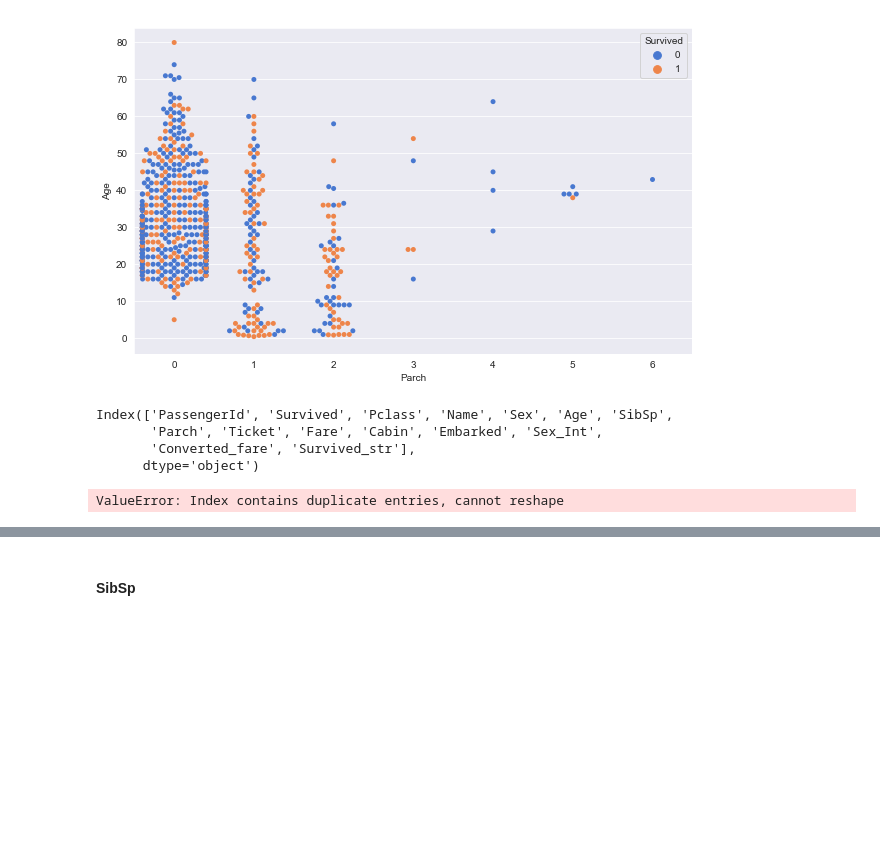
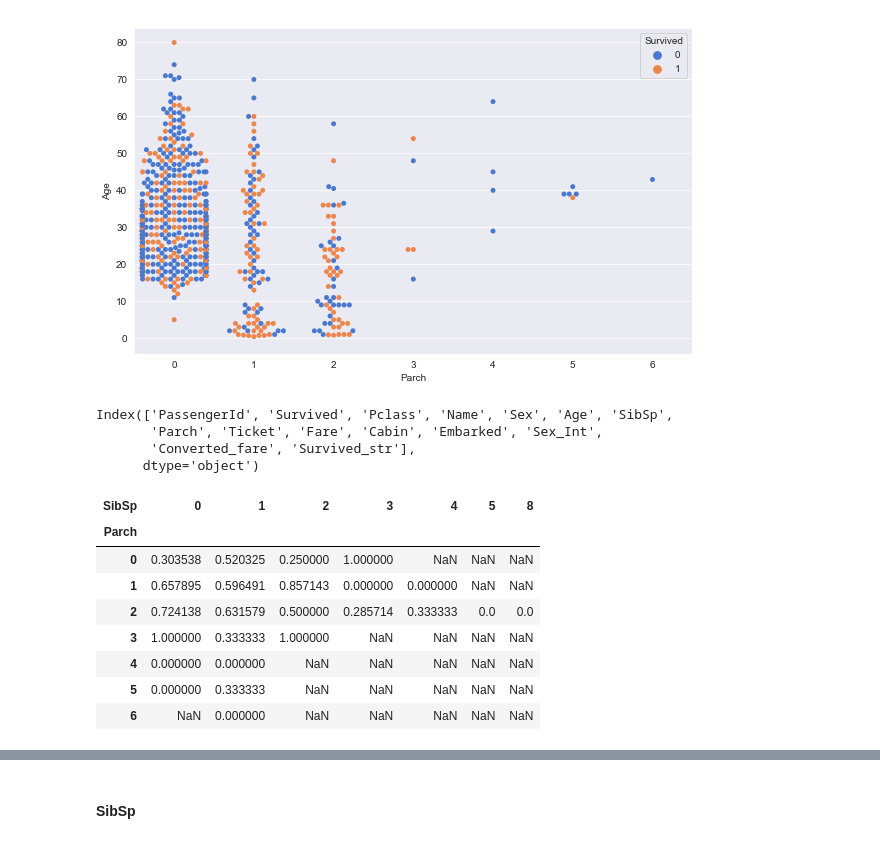
Before and after one commit to air-yan/kaggle_analysis, a Jupyter notebook: EDA on Titanic.ipynb, the cells around one changed output, grey strips where cells are left out. Drawn from its saved outputs; the diff is of its cells as text; code cells hidden in the pictures; blank space fills up the shorter version.

```diff
--- a/EDA on Titanic.ipynb
+++ b/EDA on Titanic.ipynb
@@ -246,6 +246,14 @@ Index(['PassengerId', 'Survived', 'Pclass', 'Name', 'Sex', 'Age', 'SibSp',
        'Converted_fare', 'Survived_str'],
       dtype='object')
 # %%
-df_EDA.pivot(index='Parch', columns='Pclass',values="Survived")
+df_EDA.pivot_table(index='Parch', columns='SibSp',values="Survived",aggfunc='mean')
 # %% [output]
-ValueError: Index contains duplicate entries, cannot reshape
+| SibSp | 0 | 1 | 2 | 3 | 4 | 5 | 8 |
+| Parch |  |  |  |  |  |  |  |
+| 0 | 0.303538 | 0.520325 | 0.250000 | 1.000000 | NaN | NaN | NaN |
+| 1 | 0.657895 | 0.596491 | 0.857143 | 0.000000 | 0.000000 | NaN | NaN |
+| 2 | 0.724138 | 0.631579 | 0.500000 | 0.285714 | 0.333333 | 0.0 | 0.0 |
+| 3 | 1.000000 | 0.333333 | 1.000000 | NaN | NaN | NaN | NaN |
+| 4 | 0.000000 | 0.000000 | NaN | NaN | NaN | NaN | NaN |
+| 5 | 0.000000 | 0.333333 | NaN | NaN | NaN | NaN | NaN |
+| 6 | NaN | 0.000000 | NaN | NaN | NaN | NaN | NaN |
```
Also changed, not shown: parts of 1 cell of this notebook.
